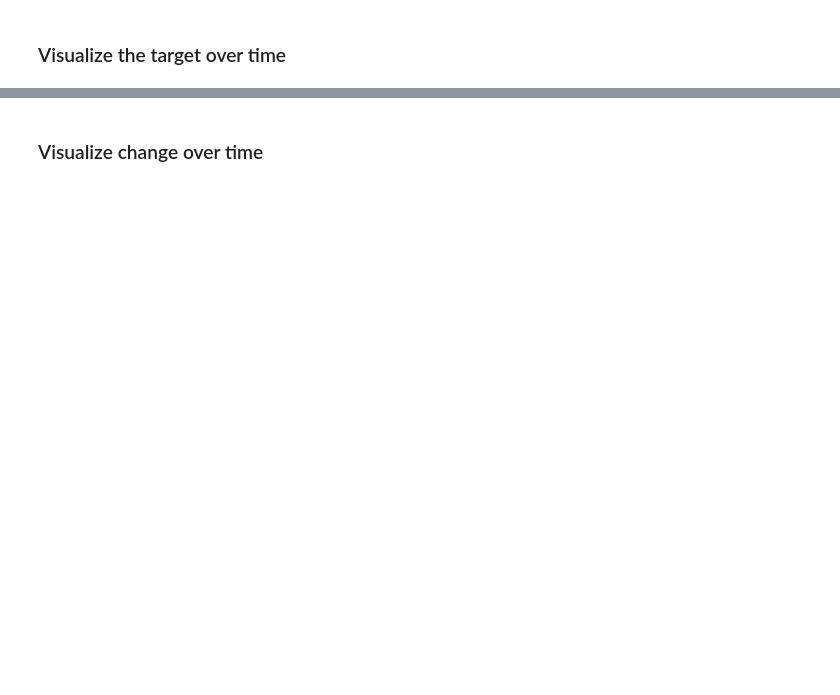
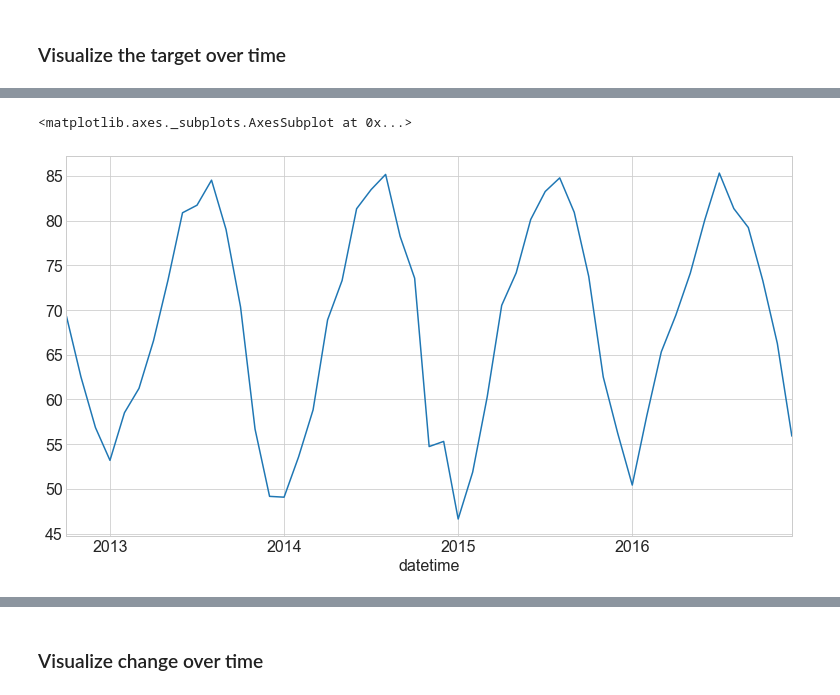
Before and after one commit to CodeupClassroom/darden-time-series-exercises, a Jupyter notebook: explore_lesson.ipynb, the cells around one changed output, grey strips where cells are left out. Cells and saved outputs as stored; diff of their text form; code cells hidden in the pictures; blank space fills up the shorter version.

```diff
--- a/explore_lesson.ipynb
+++ b/explore_lesson.ipynb
@@ -76,0 +179,5 @@ y.resample('2W').mean().plot(title='2 week average')
+# %%
+y.resample('M').mean().plot()
+# %% [output]
+<matplotlib.axes._subplots.AxesSubplot at 0x...>
+[figure, added]
```
Also changed, not shown: parts of 56 cells of this notebook.
